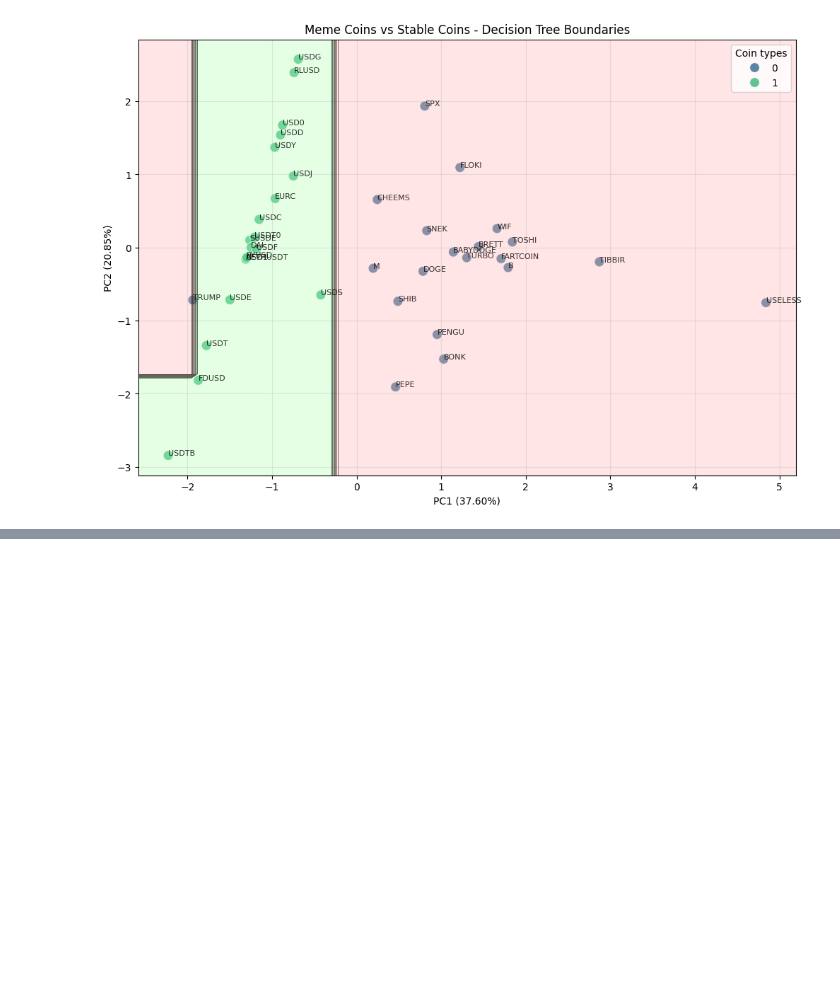
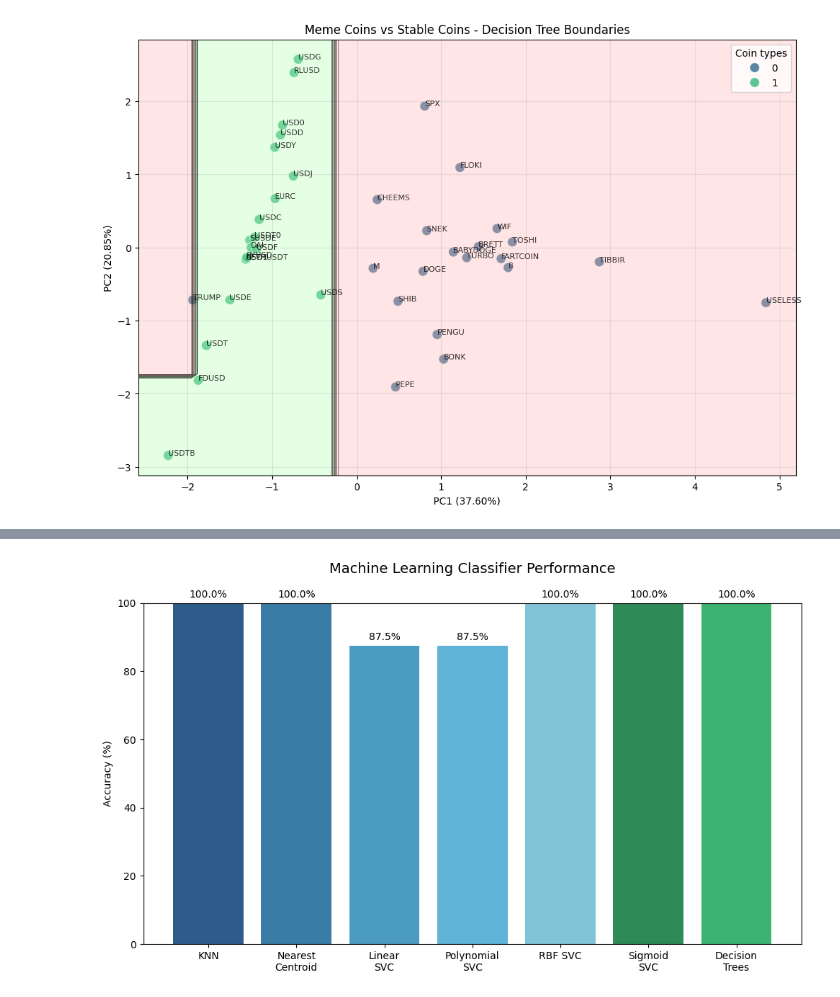
Before and after one commit to hose-ay1/aiqf-cyrpto, a Jupyter notebook: meme_vs_stable_classification_top_20.ipynb, the cells around one changed output, grey strips where cells are left out. Drawn from its saved outputs; the diff is of its cells as text; code cells hidden in the pictures; blank space fills up the shorter version.

```diff
--- a/meme_vs_stable_classification_top_20.ipynb
+++ b/meme_vs_stable_classification_top_20.ipynb
@@ -126,4 +127,4 @@ plt.show()
 X = pca_df[['PC1', 'PC2']]
 y = df['Class']
 # %%
-X_train, X_test, y_train, y_test = train_test_split(X, y, test_size=0.2, random_state=42)
+X_train, X_test, y_train, y_test = train_test_split(X, y, test_size=0.2, random_state)
@@ -352,4 +355,12 @@ plt.grid(True, alpha=0.3)
 plt.show()
 # %% [output]
 [figure]
+# %%
+knn_y_pred = knn.predict(X_test)
+nearest_centroid_y_pred = nearest_centroid.predict(X_test)
+svc_linear_y_pred = svc_linear.predict(X_test)
+svc_poly_y_pred = svc_poly.predict(X_test)
+svc_rbf_y_pred = svc_rbf.predict(X_test)
+svc_sigmoid_y_pred = svc_sigmoid.predict(X_test)
+tree_y_pred = tree.predict(X_test)
 # %%
@@ -356,0 +382,29 @@ print(f"")
+# %%
+accuracies = [
+    accuracy_score(y_test, knn_y_pred, normalize=True) * 100,
+    accuracy_score(y_test, nearest_centroid_y_pred, normalize=True) * 100,
+    accuracy_score(y_test, svc_linear_y_pred, normalize=True) * 100,
+    accuracy_score(y_test, svc_poly_y_pred, normalize=True) * 100,
+    accuracy_score(y_test, svc_rbf_y_pred, normalize=True) * 100,
+    accuracy_score(y_test, svc_sigmoid_y_pred, normalize=True) * 100,
+    accuracy_score(y_test, tree_y_pred, normalize=True) * 100
+]
+
+classifiers = ['KNN', 'Nearest\nCentroid', 'Linear\nSVC', 'Polynomial\nSVC',
+               'RBF SVC', 'Sigmoid\nSVC', 'Decision\nTrees']
+
+plt.figure(figsize=(10, 6))
+bars = plt.bar(classifiers, accuracies, color = ['#2E5C8A', '#3A7CA5', '#4C9CBF', '#5FB4D7', '#81C3D7',
+                '#2E8B57', '#3CB371'])
+
+plt.ylim(0, 100)
+plt.ylabel('Accuracy (%)')
+plt.title('Machine Learning Classifier Performance', pad=30, fontsize=14)
+for bar, acc in zip(bars, accuracies):
+    plt.text(bar.get_x() + bar.get_width()/2, bar.get_height() + 1,
+             f'{acc:.1f}%', ha='center', va='bottom')
+
+plt.tight_layout()
+plt.show()
+# %% [output]
+[figure, added]
```
Also changed, not shown: parts of 3 cells of this notebook, 2 other files.
